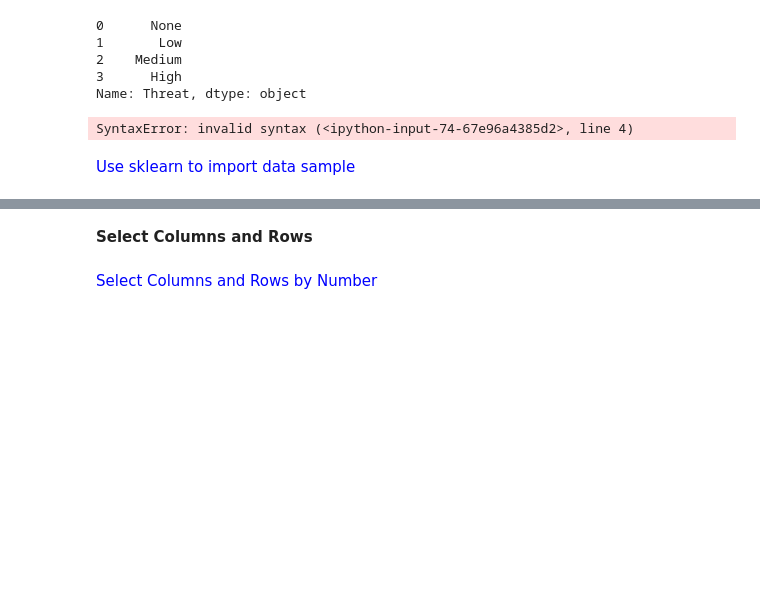
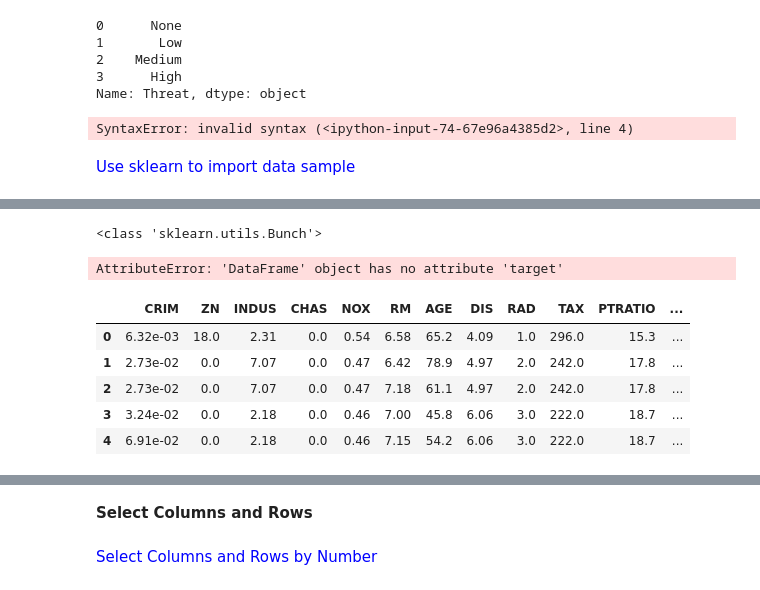
Before and after one commit to dcinnovator/DS, a Jupyter notebook: MY NOTES.ipynb, the cells around one changed output, grey strips where cells are left out. Saved outputs shown, nothing was run; the diff lists cells and outputs as text; code cells hidden in the pictures; blank space fills up the shorter version.

```diff
--- a/MY NOTES.ipynb
+++ b/MY NOTES.ipynb
@@ -205,0 +220,38 @@ d = d.load_iris()
+# %%
+#import data from sklearn using load_
+import pandas as pd
+from sklearn import datasets as d
+df = d.load_iris()
+print(type(df))
+df
+
+#convert to pandas dataset
+iris_data = datasets.load_iris()
+iris_data1 = datasets.load_iris()
+iris_data = pd.DataFrame(iris_data.data,columns=iris_data.feature_names)
+iris_data1= pd.DataFrame(iris_data1.data,columns=iris_data.target)
+#df_iris['target'] = pd.Series(iris_data.target_names)
+iris_data1.head()
+
+# boston_data = datasets.load_boston()
+# df_boston = pd.DataFrame(boston_data.data,columns=boston_data.feature_names)
+# df_boston['target'] = pd.Series(boston_data.target)
+# df_boston.head()
+# %% [output]
+<class 'sklearn.utils.Bunch'>
+AttributeError: 'DataFrame' object has no attribute 'target'
+# %%
+from sklearn import datasets
+import pandas as pd
+
+boston_data = datasets.load_boston()
+df_boston = pd.DataFrame(boston_data.data,columns=boston_data.feature_names)
+df_boston['target'] = pd.Series(boston_data.target)
+df_boston.head()
+# %% [output]
+|  | CRIM | ZN | INDUS | CHAS | NOX | RM | AGE | DIS | RAD | TAX | PTRATIO | ... |
+| 0 | 6.32e-03 | 18.0 | 2.31 | 0.0 | 0.54 | 6.58 | 65.2 | 4.09 | 1.0 | 296.0 | 15.3 | ... |
+| 1 | 2.73e-02 | 0.0 | 7.07 | 0.0 | 0.47 | 6.42 | 78.9 | 4.97 | 2.0 | 242.0 | 17.8 | ... |
+| 2 | 2.73e-02 | 0.0 | 7.07 | 0.0 | 0.47 | 7.18 | 61.1 | 4.97 | 2.0 | 242.0 | 17.8 | ... |
+| 3 | 3.24e-02 | 0.0 | 2.18 | 0.0 | 0.46 | 7.00 | 45.8 | 6.06 | 3.0 | 222.0 | 18.7 | ... |
+| 4 | 6.91e-02 | 0.0 | 2.18 | 0.0 | 0.46 | 7.15 | 54.2 | 6.06 | 3.0 | 222.0 | 18.7 | ... |
```
Also changed, not shown: parts of 11 cells of this notebook.
